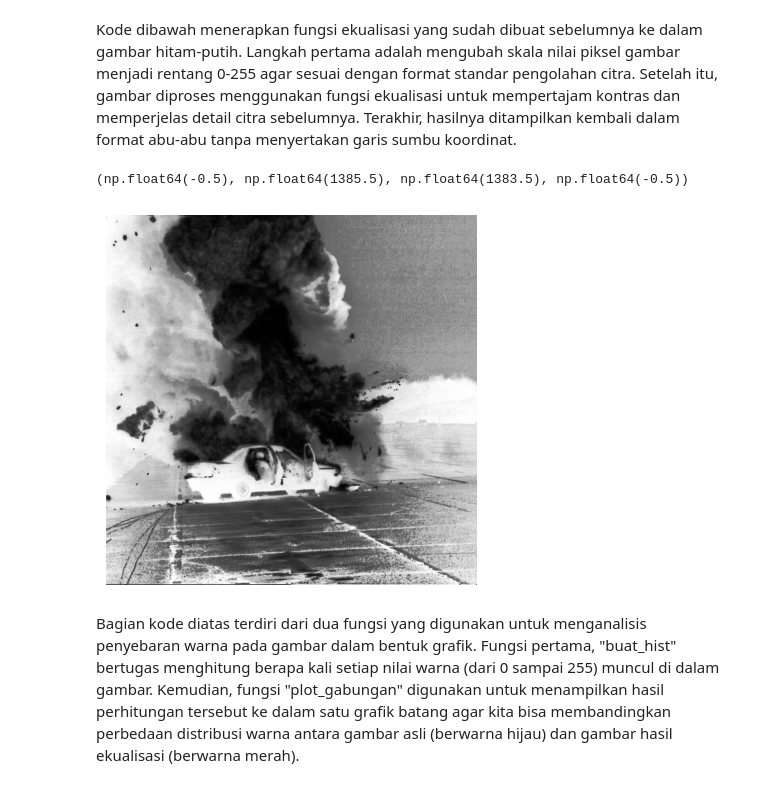
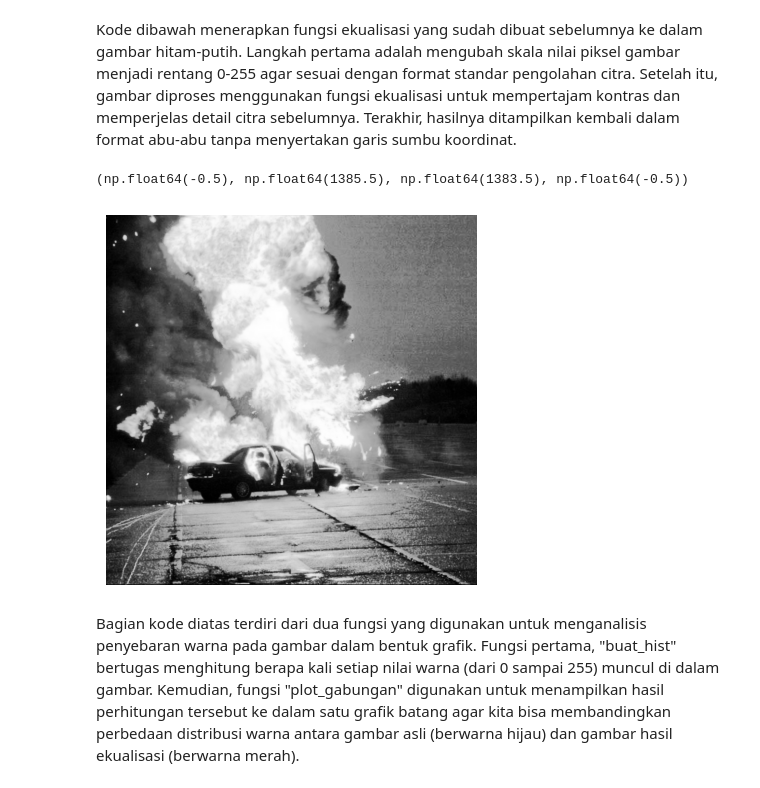
Before and after one commit to praktikum-pcd-2026/ynk-m2-LaluAbdullahRafi, a Jupyter notebook: jurnal_fix.ipynb, the cells around one changed output. Drawn from its saved outputs; the diff is of its cells as text; code cells hidden in the pictures.

```diff
--- a/jurnal_fix.ipynb
+++ b/jurnal_fix.ipynb
@@ -202,14 +202,14 @@ Fungsi diatas digunakan untuk meningkatkan kontras gambar secara otomatis melalu
 # %% [markdown]
 Kode dibawah menerapkan fungsi ekualisasi yang sudah dibuat sebelumnya ke dalam gambar hitam-putih. Langkah pertama adalah mengubah skala nilai piksel gambar menjadi rentang 0-255 agar sesuai dengan format standar pengolahan citra. Setelah itu, gambar diproses menggunakan fungsi ekualisasi untuk mempertajam kontras dan memperjelas detail citra sebelumnya. Terakhir, hasilnya ditampilkan kembali dalam format abu-abu tanpa menyertakan garis sumbu koordinat.
 # %%
-img2_n = (img2 * 255).astype(int)
+img2_n = (img2).astype(int)
 citra_ekualisasi = ekualisasi(img2_n)
 
 plt.imshow(citra_ekualisasi, cmap='gray')
 plt.axis('off')
 # %% [output]
 (np.float64(-0.5), np.float64(1385.5), np.float64(1383.5), np.float64(-0.5))
-[figure, old version]
+[figure, new version]
 # %%
 def buat_hist(citra):
     histogram = [0] * 256
```
Also changed, not shown: parts of 5 cells of this notebook.
